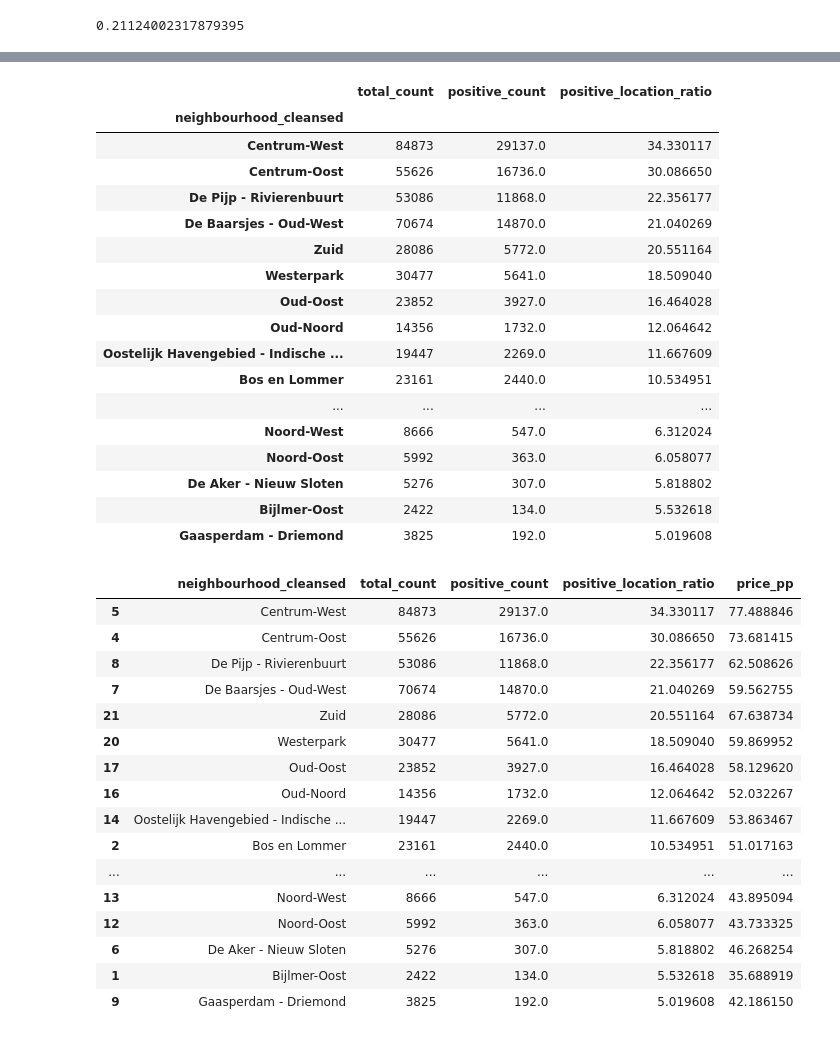
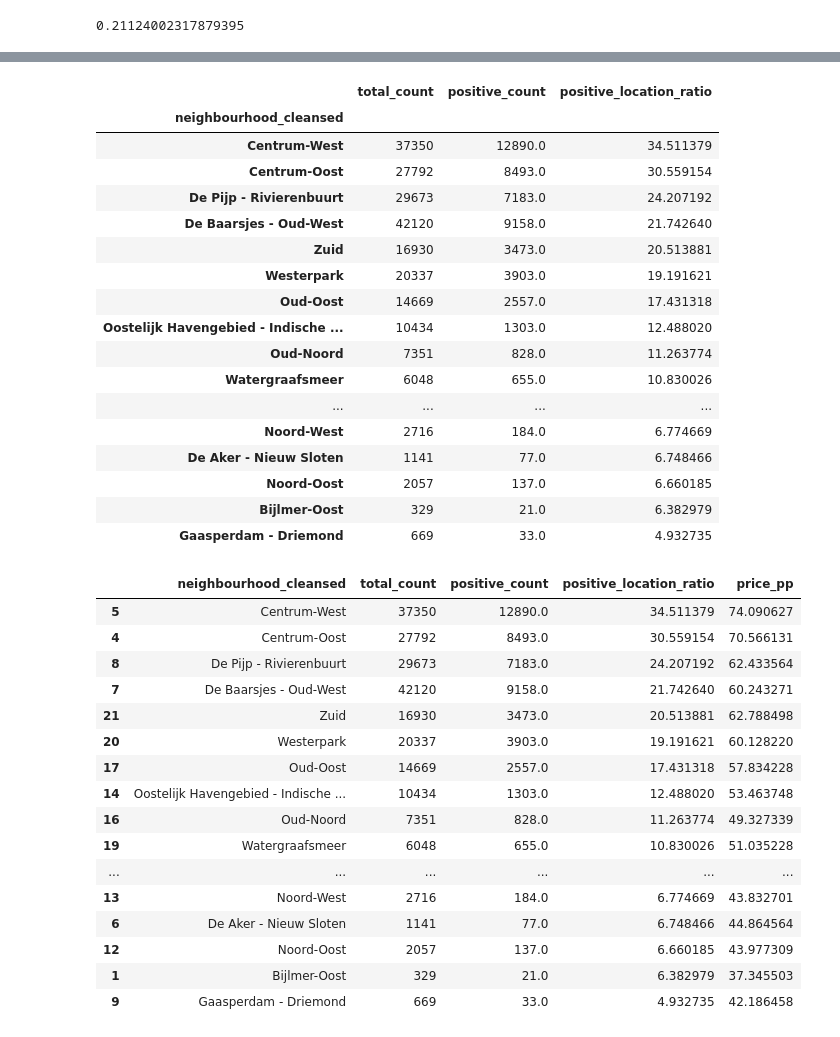
Before and after one commit to lukazaplotnik/Airbnb-Data-Analysis, a Jupyter notebook: Airbnb Prices in Amsterdam.ipynb, the cells around one changed output, grey strips where cells are left out. Saved outputs shown, nothing was run; the diff lists cells and outputs as text; code cells hidden in the pictures.

```diff
--- a/Airbnb Prices in Amsterdam.ipynb
+++ b/Airbnb Prices in Amsterdam.ipynb
@@ -159,0 +164,6 @@ listings['price_pp'] = (price_clean + extra_price) / listings['accommodates']
+# %%
+#Remove outliers using Tukey rule
+IQR = listings['price_pp'].quantile(0.75) - listings['price_pp'].quantile(0.25)
+lower_bound = listings['price_pp'].quantile(0.25) - 3*IQR
+upper_bound = listings['price_pp'].quantile(0.75) + 3*IQR
+lower_bound, upper_bound
@@ -159,0 +172,4 @@ listings['price_pp'] = (price_clean + extra_price) / listings['accommodates']
+# %%
+#Override lower bound with a positive number
+lower_bound = 5
+listings = listings[(listings['price_pp']>lower_bound) & (listings['price_pp']<upper_bound)]
@@ -352,8 +380,10 @@ review_counts_df = pd.concat([review_counts, positive_review_counts],axis=1)
 review_counts_df.columns = ['total_count','positive_count']
 review_counts_df.index.name = 'id'
 # %%
-#Map the newly calculated information to the entries in the listings dataframe
+#Map the newly calculated information to the entries in the listings dataframe. Apply filters here too.
 listings_data = listings[['id','neighbourhood_cleansed']]
+additional_filter = (listings['room_type'] == 'Entire home/apt')
+listings_data = listings_data[additional_filter]
 merged_df = listings_data.merge(review_counts_df, on ='id')
 # %%
 merged_df.head()
@@ -374,45 +408,45 @@ review_counts_nh.sort_values('positive_location_ratio', ascending = False)
 # %% [output]
 |  | total_count | positive_count | positive_location_ratio |
 | neighbourhood_cleansed |  |  |  |
-| Centrum-West | 84873 | 29137.0 | 34.330117 |
-| Centrum-Oost | 55626 | 16736.0 | 30.086650 |
-| De Pijp - Rivierenbuurt | 53086 | 11868.0 | 22.356177 |
-| De Baarsjes - Oud-West | 70674 | 14870.0 | 21.040269 |
-| Zuid | 28086 | 5772.0 | 20.551164 |
-| Westerpark | 30477 | 5641.0 | 18.509040 |
-| Oud-Oost | 23852 | 3927.0 | 16.464028 |
-| Oud-Noord | 14356 | 1732.0 | 12.064642 |
-| Oostelijk Havengebied - Indische ... | 19447 | 2269.0 | 11.667609 |
-| Bos en Lommer | 23161 | 2440.0 | 10.534951 |
+| Centrum-West | 37350 | 12890.0 | 34.511379 |
+| Centrum-Oost | 27792 | 8493.0 | 30.559154 |
+| De Pijp - Rivierenbuurt | 29673 | 7183.0 | 24.207192 |
+| De Baarsjes - Oud-West | 42120 | 9158.0 | 21.742640 |
+| Zuid | 16930 | 3473.0 | 20.513881 |
+| Westerpark | 20337 | 3903.0 | 19.191621 |
+| Oud-Oost | 14669 | 2557.0 | 17.431318 |
+| Oostelijk Havengebied - Indische ... | 10434 | 1303.0 | 12.488020 |
+| Oud-Noord | 7351 | 828.0 | 11.263774 |
+| Watergraafsmeer | 6048 | 655.0 | 10.830026 |
 | ... | ... | ... | ... |
-| Noord-West | 8666 | 547.0 | 6.312024 |
-| Noord-Oost | 5992 | 363.0 | 6.058077 |
-| De Aker - Nieuw Sloten | 5276 | 307.0 | 5.818802 |
-| Bijlmer-Oost | 2422 | 134.0 | 5.532618 |
-| Gaasperdam - Driemond | 3825 | 192.0 | 5.019608 |
+| Noord-West | 2716 | 184.0 | 6.774669 |
+| De Aker - Nieuw Sloten | 1141 | 77.0 | 6.748466 |
+| Noord-Oost | 2057 | 137.0 | 6.660185 |
+| Bijlmer-Oost | 329 | 21.0 | 6.382979 |
+| Gaasperdam - Driemond | 669 | 33.0 | 4.932735 |
 # %%
-#Combine the dataset with ratio of positive reviews with the dataset that shows average prices
-final_results = review_counts_nh.merge(all_avg, on ='neighbourhood_cleansed').sort_values('positive_location_ratio',
+#Combine the dataset with percentage of positive reviews with the dataset that shows average prices
+final_results = review_counts_nh.merge(homeapt_avg, on ='neighbourhood_cleansed').sort_values('positive_location_ratio',
                                                                                           ascending = False)
 final_results
 # %% [output]
 |  | neighbourhood_cleansed | total_count | positive_count | positive_location_ratio | price_pp |
-| 5 | Centrum-West | 84873 | 29137.0 | 34.330117 | 77.488846 |
-| 4 | Centrum-Oost | 55626 | 16736.0 | 30.086650 | 73.681415 |
-| 8 | De Pijp - Rivierenbuurt | 53086 | 11868.0 | 22.356177 | 62.508626 |
-| 7 | De Baarsjes - Oud-West | 70674 | 14870.0 | 21.040269 | 59.562755 |
-| 21 | Zuid | 28086 | 5772.0 | 20.551164 | 67.638734 |
-| 20 | Westerpark | 30477 | 5641.0 | 18.509040 | 59.869952 |
-| 17 | Oud-Oost | 23852 | 3927.0 | 16.464028 | 58.129620 |
-| 16 | Oud-Noord | 14356 | 1732.0 | 12.064642 | 52.032267 |
-| 14 | Oostelijk Havengebied - Indische ... | 19447 | 2269.0 | 11.667609 | 53.863467 |
-| 2 | Bos en Lommer | 23161 | 2440.0 | 10.534951 | 51.017163 |
+| 5 | Centrum-West | 37350 | 12890.0 | 34.511379 | 74.090627 |
+| 4 | Centrum-Oost | 27792 | 8493.0 | 30.559154 | 70.566131 |
+| 8 | De Pijp - Rivierenbuurt | 29673 | 7183.0 | 24.207192 | 62.433564 |
+| 7 | De Baarsjes - Oud-West | 42120 | 9158.0 | 21.742640 | 60.243271 |
+| 21 | Zuid | 16930 | 3473.0 | 20.513881 | 62.788498 |
+| 20 | Westerpark | 20337 | 3903.0 | 19.191621 | 60.128220 |
+| 17 | Oud-Oost | 14669 | 2557.0 | 17.431318 | 57.834228 |
+| 14 | Oostelijk Havengebied - Indische ... | 10434 | 1303.0 | 12.488020 | 53.463748 |
+| 16 | Oud-Noord | 7351 | 828.0 | 11.263774 | 49.327339 |
+| 19 | Watergraafsmeer | 6048 | 655.0 | 10.830026 | 51.035228 |
 | ... | ... | ... | ... | ... | ... |
-| 13 | Noord-West | 8666 | 547.0 | 6.312024 | 43.895094 |
-| 12 | Noord-Oost | 5992 | 363.0 | 6.058077 | 43.733325 |
-| 6 | De Aker - Nieuw Sloten | 5276 | 307.0 | 5.818802 | 46.268254 |
-| 1 | Bijlmer-Oost | 2422 | 134.0 | 5.532618 | 35.688919 |
-| 9 | Gaasperdam - Driemond | 3825 | 192.0 | 5.019608 | 42.186150 |
+| 13 | Noord-West | 2716 | 184.0 | 6.774669 | 43.832701 |
+| 6 | De Aker - Nieuw Sloten | 1141 | 77.0 | 6.748466 | 44.864564 |
+| 12 | Noord-Oost | 2057 | 137.0 | 6.660185 | 43.977309 |
+| 1 | Bijlmer-Oost | 329 | 21.0 | 6.382979 | 37.345503 |
+| 9 | Gaasperdam - Driemond | 669 | 33.0 | 4.932735 | 42.186458 |
 # %%
 #Calculate the correlation coefficient between the average prices and the relative number of positive location reviews
 print(final_results[['positive_location_ratio', 'price_pp']].corr())
```
Also changed, not shown: parts of 79 cells of this notebook.
